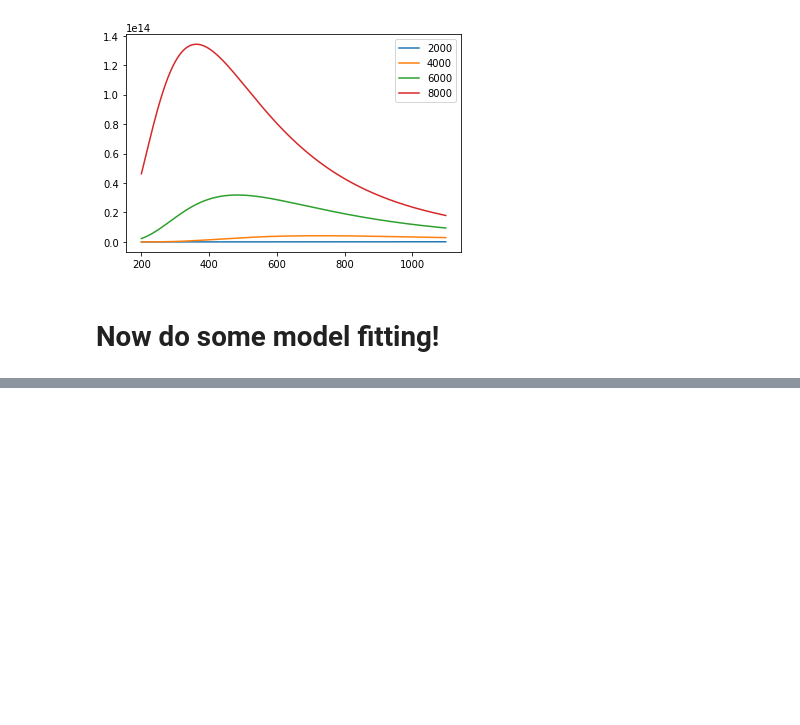
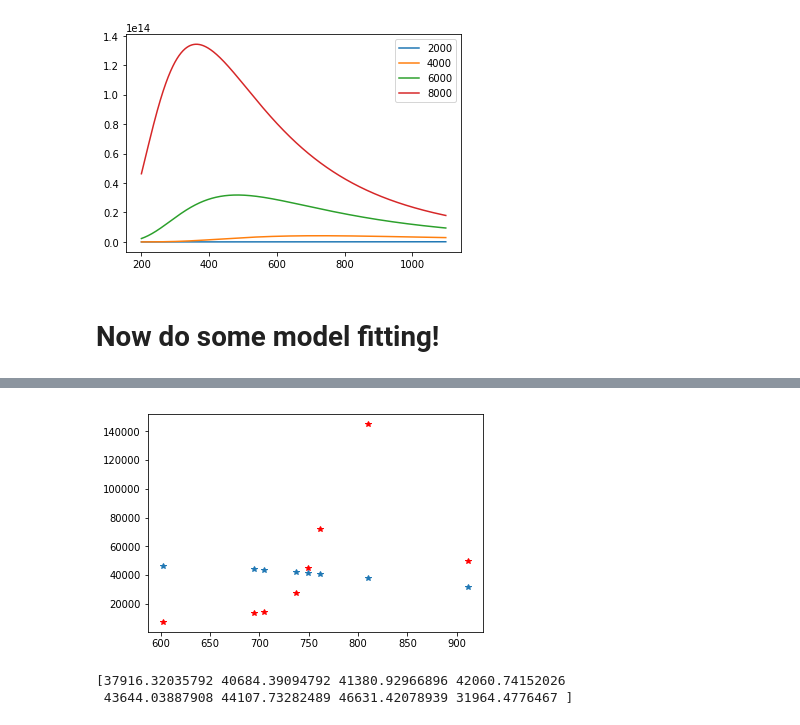
Before and after one commit to piovere/zeTorch, a Jupyter notebook: Black body peak fitting.ipynb, the cells around one changed output, grey strips where cells are left out. Saved outputs shown, nothing was run; the diff lists cells and outputs as text; code cells hidden in the pictures; blank space fills up the shorter version.

```diff
--- a/Black body peak fitting.ipynb
+++ b/Black body peak fitting.ipynb
@@ -290,7 +283,23 @@ pick_list[-1]
 # %% [markdown]
 # a blackbody function with intensity and wavelength to fit
 # %%
-def bb(temperature, intensity, wavelength):
+def bb(wavelength, temperature, intensity=1.0):
+    """Intensity of black body radiation for a given wavelength
+
+    Parameters
+    ----------
+    wavelength : float
+        The input wavelength, expressed in nanometers. Can also be a numpy array.
+    temperature : float
+        Temperature of the black body, expressed in Kelvin.
+    intensity : float, optional
+        Converts from absolute to relative irradiance.
+
+    Returns
+    -------
+    float
+        The intensity of the black body curve at a given wavelength.
+    """
     c = const.c
     h = const.Planck
     k = const.Boltzmann
@@ -326,0 +338,6 @@ bbmodel.independent_vars
+# %%
+params = bbmodel.make_params(temperature=5000, intensity=150000)
+# %%
+params['temperature'].min = 2000
+params['temperature'].max = 12000
+params['intensity'].min = 0
@@ -326,0 +360,2 @@ bbmodel.independent_vars
+# %%
+result = bbmodel.fit(nppeaks[:,1], params, wavelength=nppeaks[:,0])
@@ -326,0 +378,11 @@ bbmodel.independent_vars
+# %%
+plt.plot(nppeaks[:,0], nppeaks[:,1], 'r*')
+plt.plot(nppeaks[:,0], result.best_fit, '*')
+plt.show()
+# %% [output]
+[figure, added]
+# %%
+print(result.eval())
+# %% [output]
+[37916.32035792 40684.39094792 41380.92966896 42060.74152026
+ 43644.03887908 44107.73282489 46631.42078939 31964.4776467 ]
```
Also changed, not shown: parts of 32 cells of this notebook.
